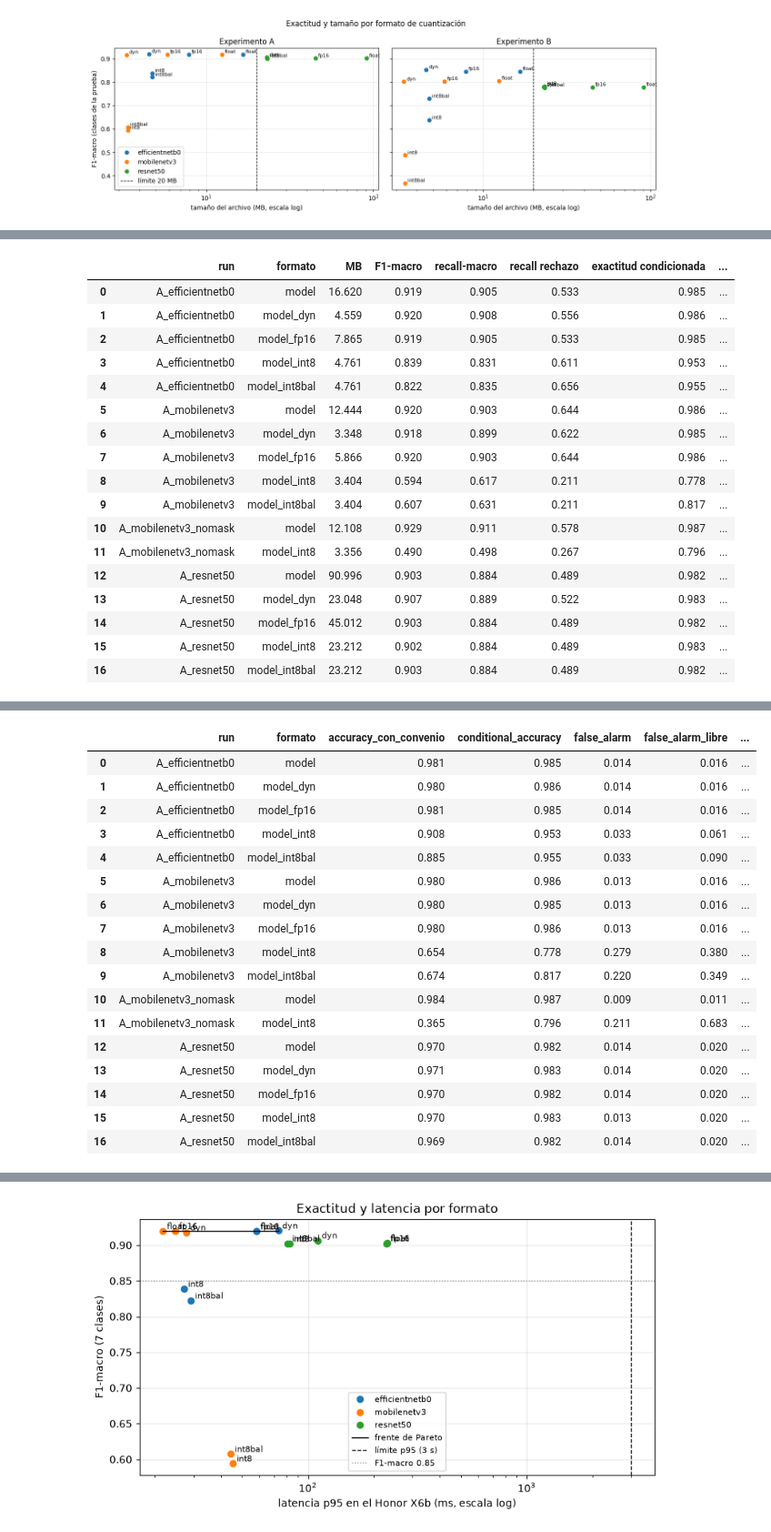
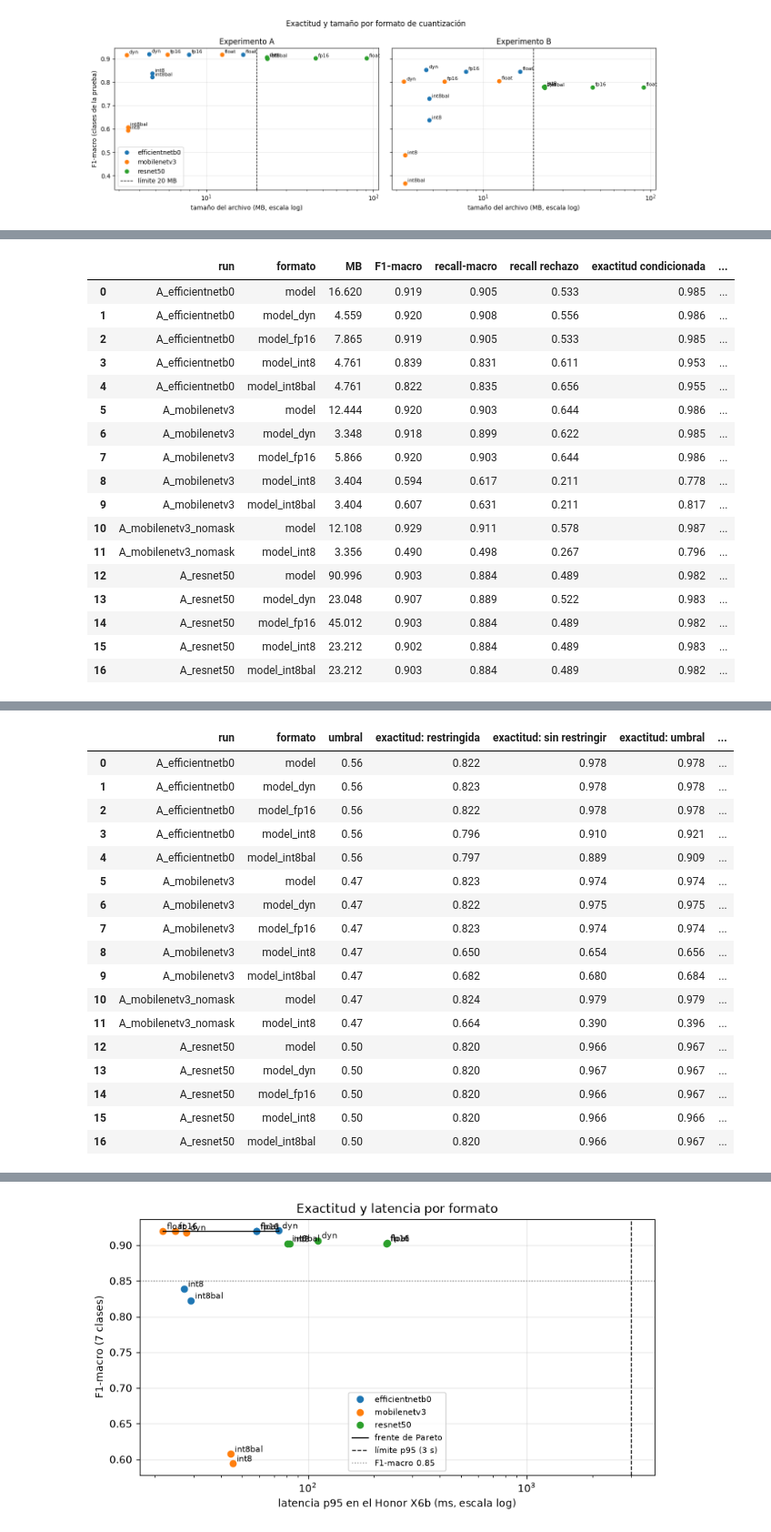
Before and after one commit to sgarzong/tesis-ejecucion, a Jupyter notebook: notebooks/entrenar_tesis.ipynb, the cells around one changed output, grey strips where cells are left out. Shown at 91% size. Saved outputs shown, nothing was run; the diff lists cells and outputs as text; code cells hidden in the pictures.

```diff
--- a/notebooks/entrenar_tesis.ipynb
+++ b/notebooks/entrenar_tesis.ipynb
@@ -379,10 +391,17 @@ La tabla 5.7 y el frente de Pareto se volvieron a ejecutar el 17 de noviembre de
 # Tabla 5.7: criterios predictivos, falsas alarmas y detección (sección 5.9), exactitud condicionada, caída por
 # cuantización, tamaño y, si ya está dispositivo.csv (python -m tesis.device), latencia y memoria en el Honor X6b.
 from tesis.config import REJECT, THRESHOLDS
-from tesis.metrics import conditional_pred, contract_keys, contracts, failed_criteria, verification_pairs
+from tesis.metrics import (conditional_pred, contract_keys, contracts, decide, failed_criteria,
+                           pares_fuera_convenio, verification_pairs)
 
 CONTRATOS = contracts(CONV)
 RUNS_A = ['A_resnet50', 'A_efficientnetb0', 'A_mobilenetv3', 'A_mobilenetv3_nomask']
+# El umbral de la decisión se calibra con las predicciones de validación de cada run: si faltan, se generan aquí.
+for n in RUNS_A:
+    if not glob.glob(f'{RUNS_DIR}/{n}/val_probs_*.npy'):
+        f = 'model_fp16.tflite' if os.path.exists(f'{RUNS_DIR}/{n}/model_fp16.tflite') else 'model_fp32.tflite'
+        subprocess.run(f'python -m tesis.evaluate "{RUNS_DIR}/{n}" {f} --val', shell=True, check=True)
+RES = resultados(RUNS_DIR, CONV)  # con todos los formatos ya evaluados y el umbral de cada run
 _d = f'{RUNS_DIR}/dispositivo.csv'
 DISPOSITIVO = (pd.read_csv(_d).set_index(['run', 'formato'])[['lat_p50_ms', 'lat_p95_ms', 'mem_mb']].to_dict('index')
                if os.path.exists(_d) else {})
@@ -401,16 +420,37 @@ for r in t.to_dict('records'):
                   'viable': not failed_criteria(m), 'incumple': ', '.join(k for k in failed_criteria(m) if k in m)})
 tabla = pd.DataFrame(filas)
 r = t.iloc[0]
-print(f'Fotos con convenio fechado para la exactitud condicionada: {r.conditional_n:,} de {r.n:,} · pares por intercambio '
-      f'(histórico): {r.n_correct:,} correctos y {r.n_mismatch:,} discrepantes')
+print(f'Fotos de un local con convenio fechado: {r.convenio_n:,} de {r.n:,}; la exactitud condicionada se mide en las '
+      f'{r.conditional_n:,} que muestran un mueble de ese convenio o un rechazo · pares por intercambio (histórico): '
+      f'{r.n_correct:,} correctos y {r.n_mismatch:,} discrepantes')
 print(f'Latencia y memoria: {len(DISPOSITIVO)} formatos medidos en el teléfono · configuraciones viables: '
       f'{tabla.viable.sum()}' if DISPOSITIVO else 'Pendientes para todos: latencia y memoria (python -m tesis.device).')
 display(tabla.round(3))
-print('Verificación con la predicción restringida al convenio y sin restringir. ODK: las fotos cuyo mueble declarado está '
-      'en el convenio del local (restringida) y todas las que traen un mueble declarado (sin restringir).')
-t.assign(**{'ODK: errores detectados': t.odk_detected.astype(str) + ' de ' + t.odk_n_err.astype(str),
-            'ODK sin restringir: errores detectados': t.odk_libre_detected.astype(str) + ' de ' + t.odk_libre_n_err.astype(str)})[
-    ['run', 'formato', 'accuracy_con_convenio', 'conditional_accuracy', 'false_alarm', 'false_alarm_libre', 'detection_rate',
-     'detection_libre', 'odk_n_ok', 'odk_false_alarm', 'ODK: errores detectados', 'odk_libre_n_ok', 'odk_libre_false_alarm',
-     'ODK sin restringir: errores detectados']].round(3)
+print(f'Decisión del verificador: restringida al convenio, sin restringir y con el umbral que cada run calibra en su '
+      f'validación (la que usa la tabla de arriba). Exactitud sobre las {r.convenio_n:,} fotos de un local con convenio '
+      f'fechado; pares por intercambio; y {r.fuera_n:,} pares de {r.fuera_fotos:,} fotos del histórico con un mueble que el '
+      'convenio no lista.')
+display(t.rename(columns={
+    'convenio_accuracy_restringida': 'exactitud: restringida', 'convenio_accuracy_libre': 'exactitud: sin restringir',
+    'convenio_accuracy': 'exactitud: umbral', 'false_alarm_restringida': 'falsas alarmas: restringida',
+    'false_alarm_libre': 'falsas alarmas: sin restringir', 'false_alarm': 'falsas alarmas: umbral',
+    'detection_restringida': 'detección: restringida', 'detection_libre': 'detección: sin restringir',
+    'detection_rate': 'detección: umbral', 'fuera_detection_restringida': 'fuera del convenio: restringida',
+    'fuera_detection_libre': 'fuera del convenio: sin restringir', 'fuera_detection': 'fuera del convenio: umbral'})[
+    ['run', 'formato', 'umbral', 'exactitud: restringida', 'exactitud: sin restringir', 'exactitud: umbral',
+     'falsas alarmas: restringida', 'falsas alarmas: sin restringir', 'falsas alarmas: umbral', 'detección: restringida',
+     'detección: sin restringir', 'detección: umbral', 'fuera del convenio: restringida',
+     'fuera del convenio: sin restringir', 'fuera del convenio: umbral']].round(3))
+print(f'Declaraciones reales de ODK: {r.odk_libre_n_ok + r.odk_libre_n_err:,} fotos con un mueble declarado, de las que '
+      f'{r.odk_libre_n_err} son errores de campo ({r.odk_libre_n_err / (r.odk_libre_n_ok + r.odk_libre_n_err):.1%}). Falsas '
+      f'alarmas sobre las {r.odk_libre_n_ok:,} correctas y errores detectados, con cada decisión. Al final, solo las '
+      f'{r.odk_n_ok + r.odk_n_err} cuyo mueble declarado está en el convenio del local, con la decisión restringida.')
+de = lambda c, n='odk_libre_n_err': t[c].astype(str) + ' de ' + t[n].astype(str)
+t.assign(**{'falsas alarmas: restringida': t.odk_todas_restringida_false_alarm, 'detectados: restringida': de('odk_todas_restringida_detected'),
+            'falsas alarmas: sin restringir': t.odk_libre_false_alarm, 'detectados: sin restringir': de('odk_libre_detected'),
+            'falsas alarmas: umbral': t.odk_umbral_false_alarm, 'detectados: umbral': de('odk_umbral_detected'),
+            'en convenio: falsas alarmas': t.odk_false_alarm, 'en convenio: detectados': de('odk_detected', 'odk_n_err')})[
+    ['run', 'formato', 'falsas alarmas: restringida', 'detectados: restringida', 'falsas alarmas: sin restringir',
+     'detectados: sin restringir', 'falsas alarmas: umbral', 'detectados: umbral', 'en convenio: falsas alarmas',
+     'en convenio: detectados']].round(3)
 # %% [output]
@@ -438,18 +478,18 @@ Verificación con la predicción restringida al convenio y sin restringir. ODK:
-|  | run | formato | accuracy_con_convenio | conditional_accuracy | false_alarm | false_alarm_libre | ... |
-| 0 | A_efficientnetb0 | model | 0.981 | 0.985 | 0.014 | 0.016 | ... |
-| 1 | A_efficientnetb0 | model_dyn | 0.980 | 0.986 | 0.014 | 0.016 | ... |
-| 2 | A_efficientnetb0 | model_fp16 | 0.981 | 0.985 | 0.014 | 0.016 | ... |
-| 3 | A_efficientnetb0 | model_int8 | 0.908 | 0.953 | 0.033 | 0.061 | ... |
-| 4 | A_efficientnetb0 | model_int8bal | 0.885 | 0.955 | 0.033 | 0.090 | ... |
-| 5 | A_mobilenetv3 | model | 0.980 | 0.986 | 0.013 | 0.016 | ... |
-| 6 | A_mobilenetv3 | model_dyn | 0.980 | 0.985 | 0.013 | 0.016 | ... |
-| 7 | A_mobilenetv3 | model_fp16 | 0.980 | 0.986 | 0.013 | 0.016 | ... |
-| 8 | A_mobilenetv3 | model_int8 | 0.654 | 0.778 | 0.279 | 0.380 | ... |
-| 9 | A_mobilenetv3 | model_int8bal | 0.674 | 0.817 | 0.220 | 0.349 | ... |
-| 10 | A_mobilenetv3_nomask | model | 0.984 | 0.987 | 0.009 | 0.011 | ... |
-| 11 | A_mobilenetv3_nomask | model_int8 | 0.365 | 0.796 | 0.211 | 0.683 | ... |
-| 12 | A_resnet50 | model | 0.970 | 0.982 | 0.014 | 0.020 | ... |
-| 13 | A_resnet50 | model_dyn | 0.971 | 0.983 | 0.014 | 0.020 | ... |
-| 14 | A_resnet50 | model_fp16 | 0.970 | 0.982 | 0.014 | 0.020 | ... |
-| 15 | A_resnet50 | model_int8 | 0.970 | 0.983 | 0.013 | 0.020 | ... |
-| 16 | A_resnet50 | model_int8bal | 0.969 | 0.982 | 0.014 | 0.020 | ... |
+|  | run | formato | umbral | exactitud: restringida | exactitud: sin restringir | exactitud: umbral | ... |
+| 0 | A_efficientnetb0 | model | 0.56 | 0.822 | 0.978 | 0.978 | ... |
+| 1 | A_efficientnetb0 | model_dyn | 0.56 | 0.823 | 0.978 | 0.978 | ... |
+| 2 | A_efficientnetb0 | model_fp16 | 0.56 | 0.822 | 0.978 | 0.978 | ... |
+| 3 | A_efficientnetb0 | model_int8 | 0.56 | 0.796 | 0.910 | 0.921 | ... |
+| 4 | A_efficientnetb0 | model_int8bal | 0.56 | 0.797 | 0.889 | 0.909 | ... |
+| 5 | A_mobilenetv3 | model | 0.47 | 0.823 | 0.974 | 0.974 | ... |
+| 6 | A_mobilenetv3 | model_dyn | 0.47 | 0.822 | 0.975 | 0.975 | ... |
+| 7 | A_mobilenetv3 | model_fp16 | 0.47 | 0.823 | 0.974 | 0.974 | ... |
+| 8 | A_mobilenetv3 | model_int8 | 0.47 | 0.650 | 0.654 | 0.656 | ... |
+| 9 | A_mobilenetv3 | model_int8bal | 0.47 | 0.682 | 0.680 | 0.684 | ... |
+| 10 | A_mobilenetv3_nomask | model | 0.47 | 0.824 | 0.979 | 0.979 | ... |
+| 11 | A_mobilenetv3_nomask | model_int8 | 0.47 | 0.664 | 0.390 | 0.396 | ... |
+| 12 | A_resnet50 | model | 0.50 | 0.820 | 0.966 | 0.967 | ... |
+| 13 | A_resnet50 | model_dyn | 0.50 | 0.820 | 0.967 | 0.967 | ... |
+| 14 | A_resnet50 | model_fp16 | 0.50 | 0.820 | 0.966 | 0.967 | ... |
+| 15 | A_resnet50 | model_int8 | 0.50 | 0.820 | 0.966 | 0.966 | ... |
+| 16 | A_resnet50 | model_int8bal | 0.50 | 0.820 | 0.966 | 0.967 | ... |
```
Also changed, not shown: parts of 3 cells of this notebook, 10 other files.
